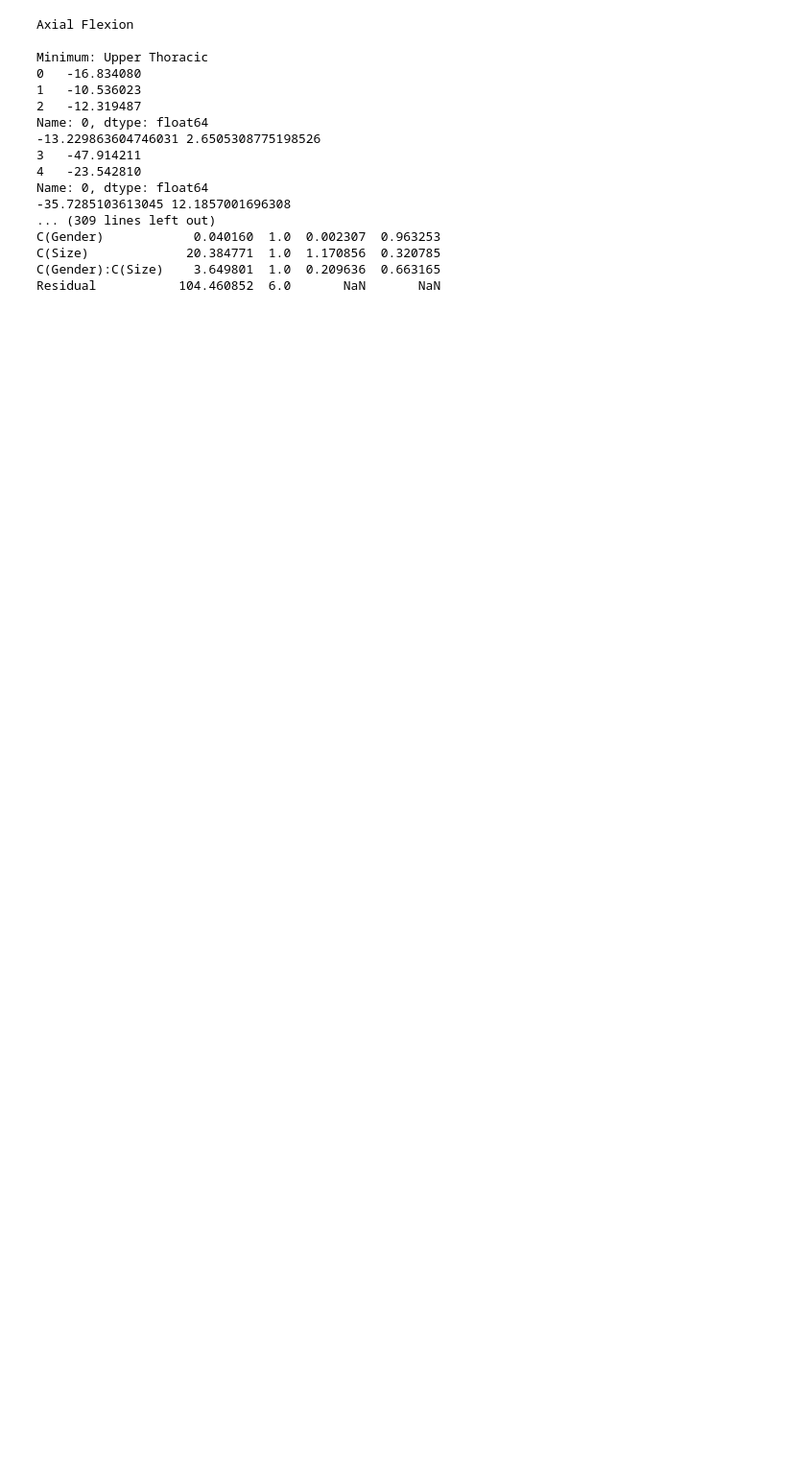
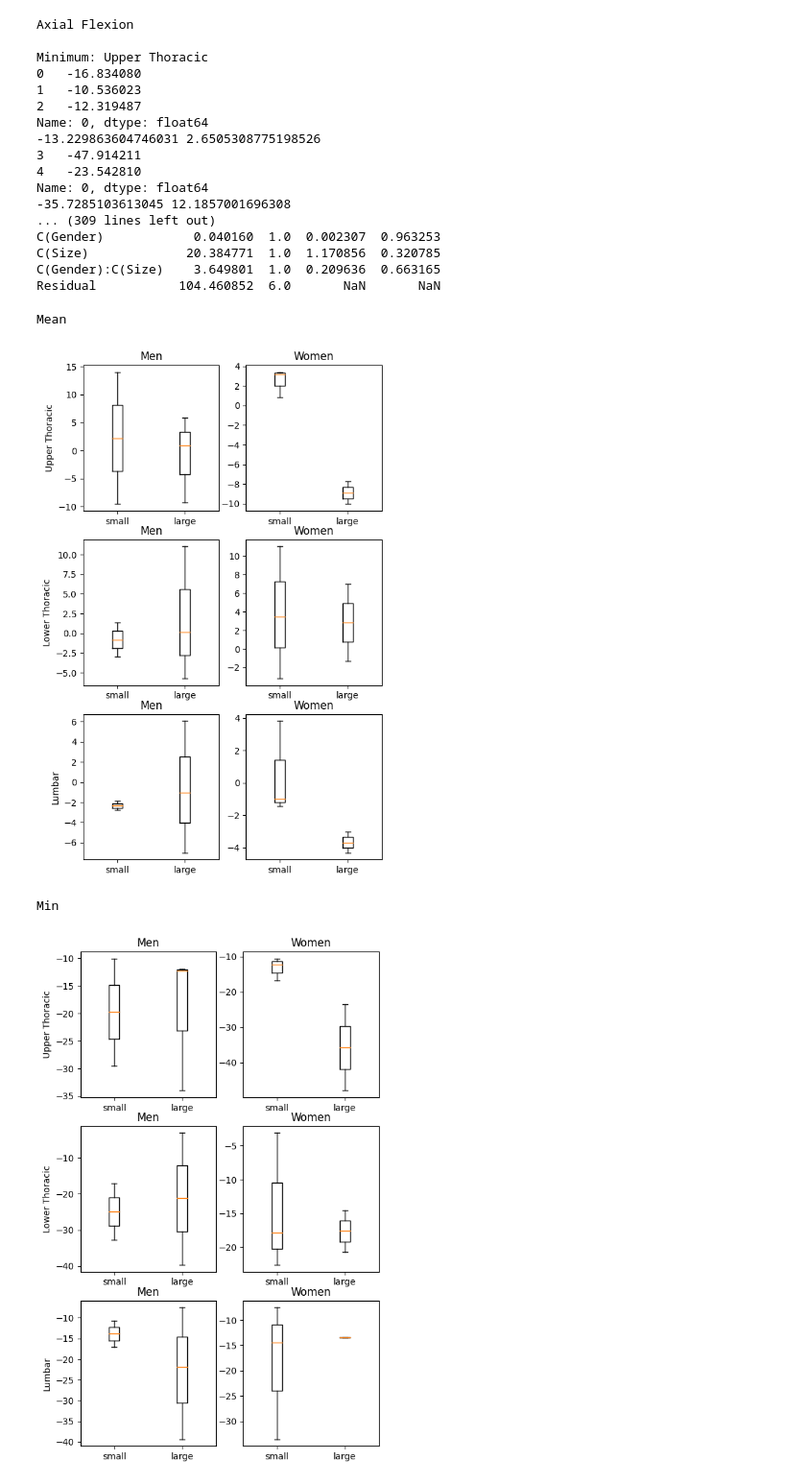
Before and after one commit to GraceHerchenroder/Thesis, a Jupyter notebook: Thesis_Statistics_Sitting_Newest.ipynb, the cells around one changed output. Shown: that part at 96% size. Saved outputs shown, nothing was run; the diff lists cells and outputs as text; code cells hidden in the pictures; blank space fills up the shorter version.

```diff
--- a/Thesis_Statistics_Sitting_Newest.ipynb
+++ b/Thesis_Statistics_Sitting_Newest.ipynb
@@ -830,3 +830,15 @@ C(Gender)            0.040160  1.0  0.002307  0.963253
 C(Size)             20.384771  1.0  1.170856  0.320785
 C(Gender):C(Size)    3.649801  1.0  0.209636  0.663165
 Residual           104.460852  6.0       NaN       NaN
+# %%
+print('Mean')
+box_whisker(mean_sit_axi)
+print('Min')
+box_whisker(min_sit_axi)
+print('Max')
+box_whisker(max_sit_axi)
+# %% [output]
+Mean
+[figure, added]
+Min
+[figure, added]
```
Also changed, not shown: parts of 1 cell of this notebook.
